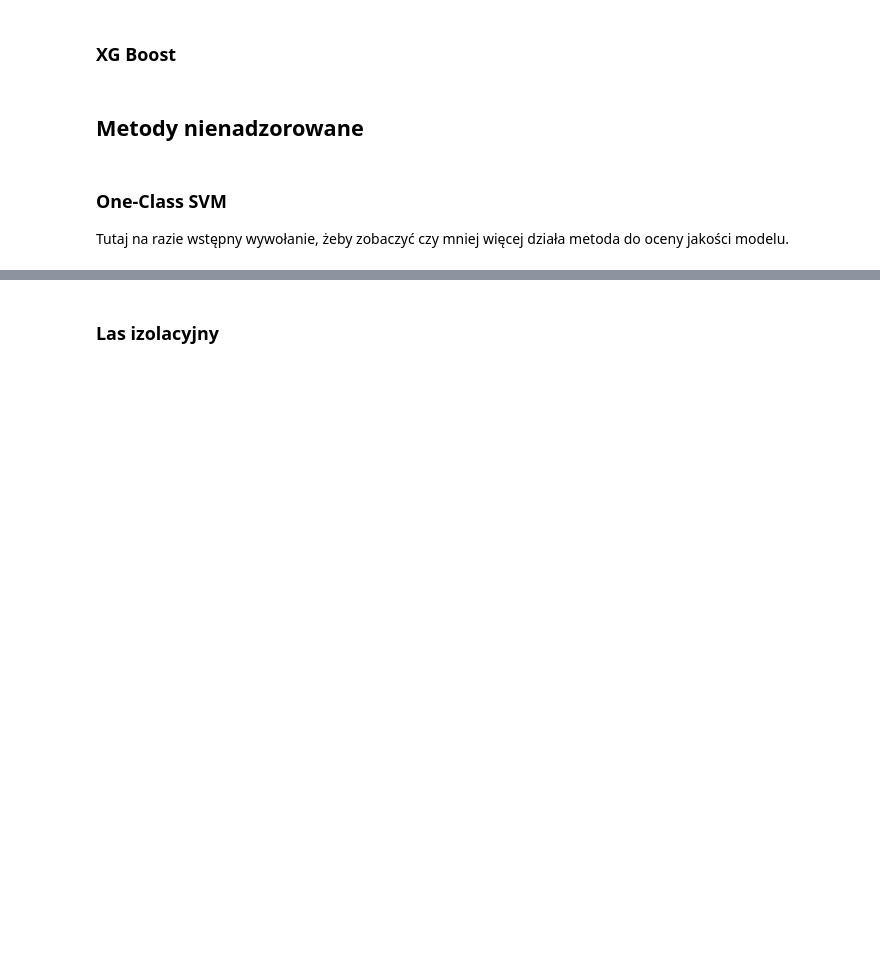
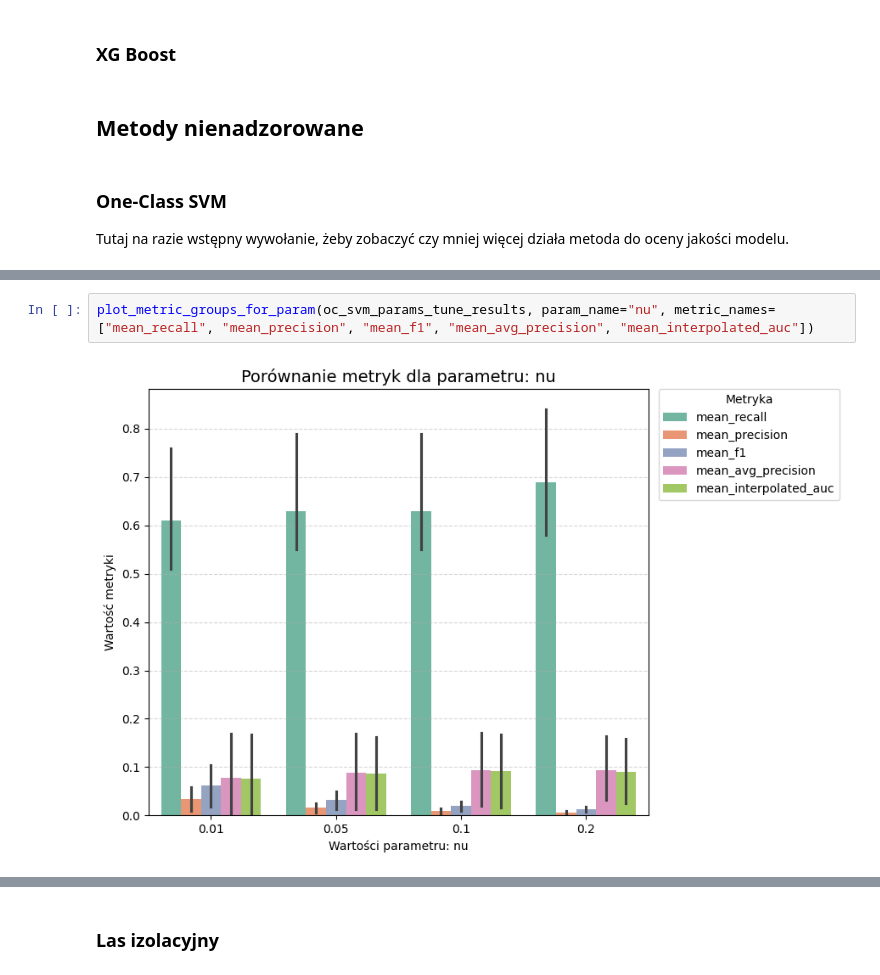
Before and after one commit to Sarnapa/Credit-Card-Fraud-Detection, a Jupyter notebook: Notebooks/CreditCardFraudDetection_AnomalyDetectionAnalysis.ipynb, the cells around one changed output, grey strips where cells are left out. Saved outputs shown, nothing was run; the diff lists cells and outputs as text; blank space fills up the shorter version.

```diff
--- a/Notebooks/CreditCardFraudDetection_AnomalyDetectionAnalysis.ipynb
+++ b/Notebooks/CreditCardFraudDetection_AnomalyDetectionAnalysis.ipynb
@@ -1011,0 +1198,4 @@ max        1.000000   0.111111            0.228507           0.321684
+# %%
+plot_metric_groups_for_param(oc_svm_params_tune_results, param_name="nu", metric_names=["mean_recall", "mean_precision", "mean_f1", "mean_avg_precision", "mean_interpolated_auc"])
+# %% [output]
+[figure, added]
```
Also changed, not shown: parts of 32 cells of this notebook.
